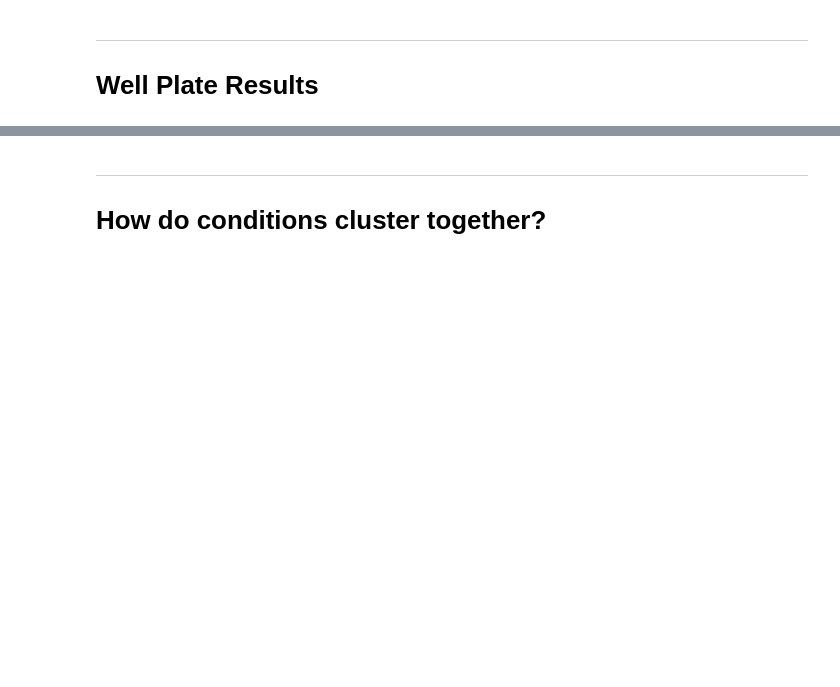
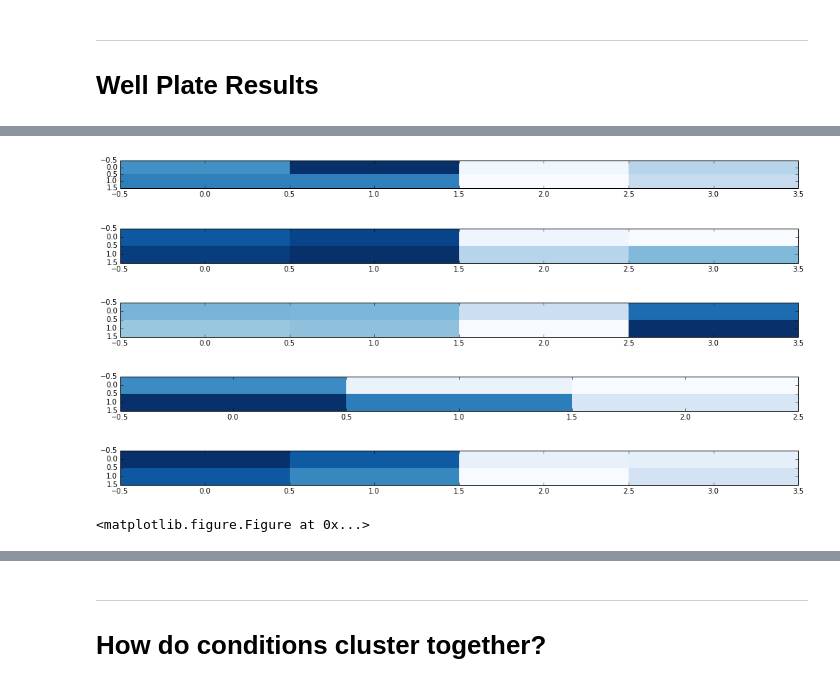
Before and after one commit to dela3499/assay-explorer, a Jupyter notebook: DATA-VISUALIZER.ipynb, the cells around one changed output, grey strips where cells are left out. Saved outputs shown, nothing was run; the diff lists cells and outputs as text; code cells hidden in the pictures; blank space fills up the shorter version.

Commit message:
Started showing new well plates.

```diff
--- a/DATA-VISUALIZER.ipynb
+++ b/DATA-VISUALIZER.ipynb
@@ -22,12 +101,54 @@ def get_params(df):
+# %%
+# String -> (Int,Int)
+def well_to_ij(well):
+    """ Return (row,column) matrix coordinate from alphanumeric well name.
+        For instance, well_to_ij(A03) == (0,2)"""
+    return ('ABCDEFGHIJKLMNOPQRSTUVWXYZ'.index(well[0]),
+            int(well[1:]) -1)
+# %%
+# [String] -> [a] -> [[a]]
+def to_plate_layout(well_names,vals):
+    """ Return a 2D matrix of vals, where each val's position corresponds to well position.
+        Any wells missing data are set to mean(vals). """
+    return ij_to_matrix(map(well_to_ij,well_names),
+                        vals,
+                        np.mean(vals))
+# %%
+# DataFrame -> String -> String -> {color:String, show:String}
+def plot_plate(dataframe, parameter, function, config):
+    data = filter_rows(dataframe,'Function',function)
+    matrix = to_plate_layout(data['Well Name'].values,
+                             data[parameter].values)
+    plt.imshow(matrix,interpolation='nearest',cmap=config['color'],aspect='auto');
 # %%
-# DataFrame -> String -> String -> {color:String, show: String}
-def plot_plates(dataframe, parameter, function, config):
+# DataFrame -> String -> String -> {color:String, show:String}
+def plot_plates(dataframe, parameter, function, color, show):
     """ Plot each plate in given dataframe."""
     plates = map(snd,dataframe.groupby('Plate ID'))
+    plt.figure(figsize=(17,5))
     subplots = gridspec.GridSpec(len(plates),1)
+    plt.subplots_adjust(hspace=0.54)
     for plate,sub in zip(plates,subplots):
         plt.subplot(sub)
-        plot_plate(plate,parameter,function,config)
+        plot_plate(plate,parameter,function,dict(color = color,
+                                                 show = show))
+# %%
+well_data = pd.read_csv(well_path)
+interact(plot_plates,
+         dataframe = fixed(well_data),
+         parameter = widgets.Select(value = 'Cell Count',
+                                    options= get_params(well_data),
+                                    height=250),
+         function = well_data['Function'].unique().tolist(),
+         color = colors,
+         show = widgets.ToggleButtons(options=['None','Values','Conditions']));
+# %% [output]
+[figure, added]
+[figure, added]
+[figure, added]
+[figure, added]
+[figure, added]
+<matplotlib.figure.Figure at 0x...>
 # %%
 # plate_data = add_condition_cols(pd.read_csv(well_path))
 plate_data = pd.read_csv(well_path)
```
Also changed, not shown: parts of 14 cells of this notebook.
